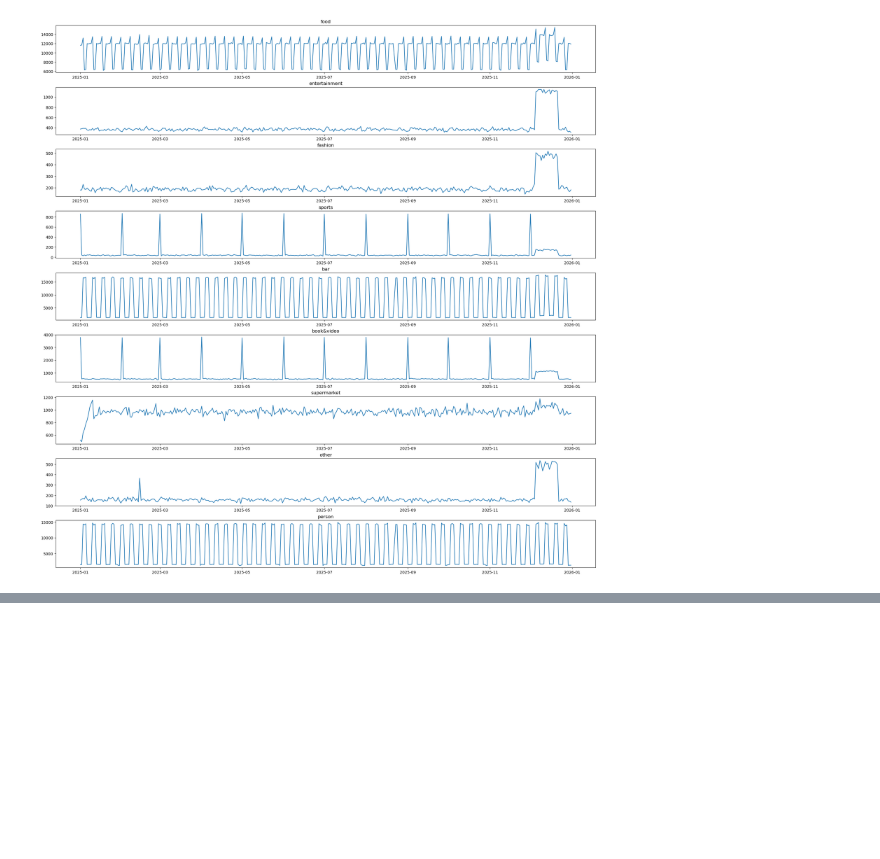
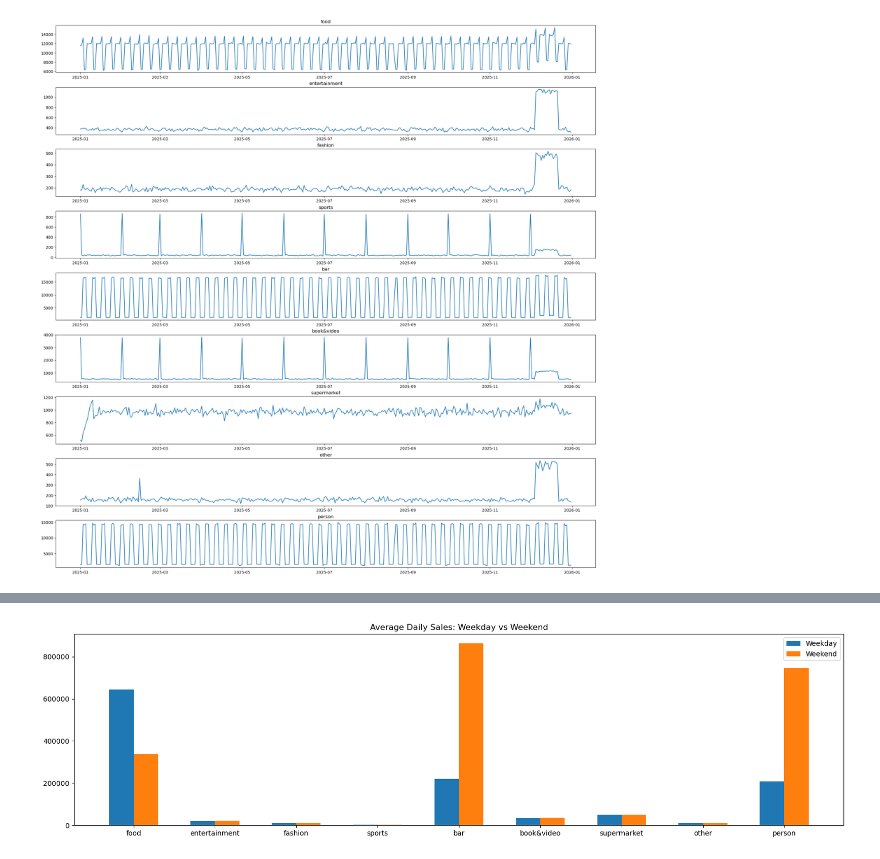
Before and after one commit to UoB-DSMP-2023-24/dsmp-2024-group-29, a Jupyter notebook: code/Visualisation_Changes.ipynb, the cells around one changed output, grey strips where cells are left out. Drawn from its saved outputs; the diff is of its cells as text; code cells hidden in the pictures; blank space fills up the shorter version.

```diff
--- a/code/Visualisation_Changes.ipynb
+++ b/code/Visualisation_Changes.ipynb
@@ -85,0 +129,13 @@ for n in range(9):
+# %%
+plt.figure(figsize=(20,5))
+X_axis=np.arange(9)
+labels=['Weekday','Weekend']
+daily=[5,2]
+for n in range(2):
+    plt.bar(X_axis+(n-0.5)*0.3,df_week[n]['transaction']['count']/daily[n],0.3,label=labels[n])
+plt.xticks(X_axis,type_dict)
+plt.title('Average Daily Sales: Weekday vs Weekend')
+plt.legend()
+plt.show()
+# %% [output]
+[figure, added]
```
Also changed, not shown: parts of 19 cells of this notebook.
